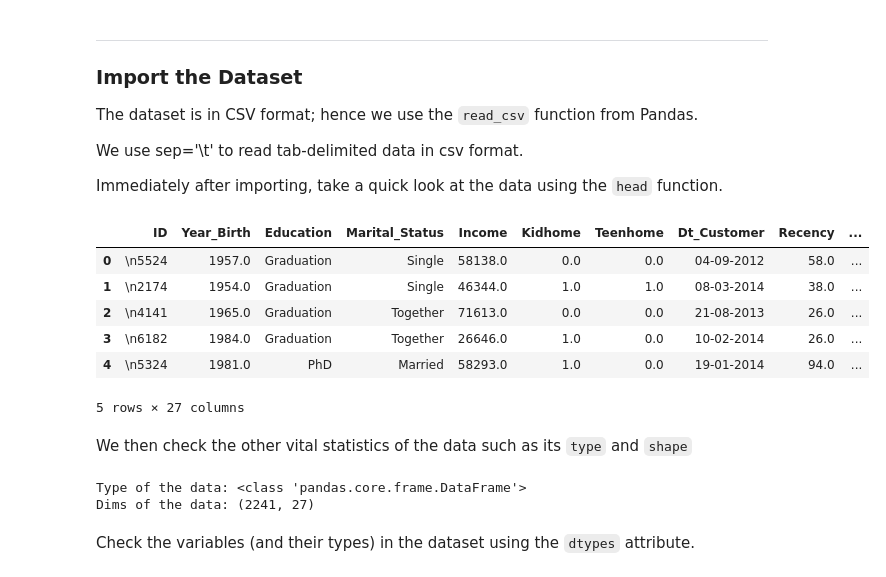
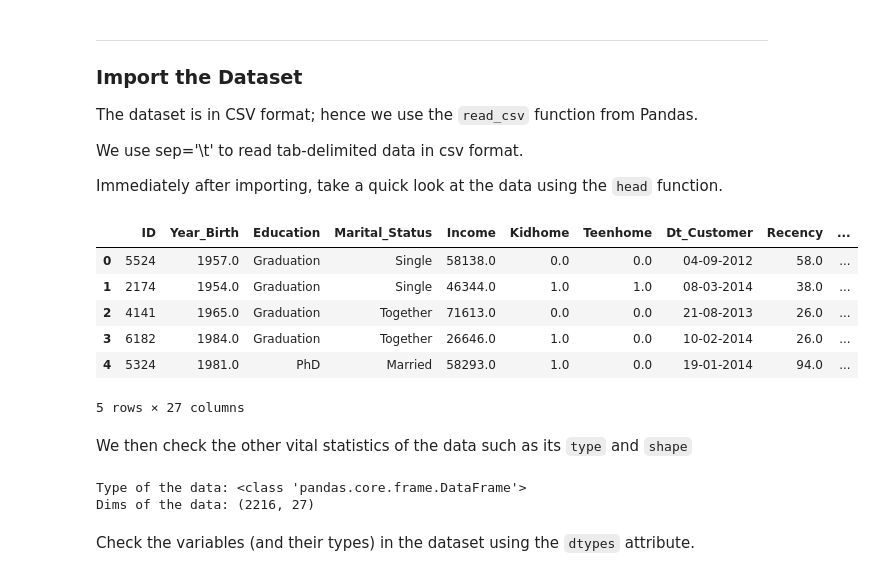
Before and after one commit to nur-hazim/Intro2AI, a Jupyter notebook: Assignment.ipynb, the cells around one changed output. Drawn from its saved outputs; the diff is of its cells as text; code cells hidden in the pictures.

```diff
--- a/Assignment.ipynb
+++ b/Assignment.ipynb
@@ -28,15 +28,17 @@ We use sep='\t' to read tab-delimited data in csv format.
 Immediately after importing, take a quick look at the data using the `head` function.
 # %%
 marketingdata = pd.read_csv('marketing_campaign.csv', sep='\t', lineterminator='\r')
-marketingdata= marketingdata.drop(['Z_CostContact','Z_Revenue'],axis=1) #Removing useless columns
+marketingdata = marketingdata.replace('\n','', regex=True) # Removing all \n after reading from csv
+marketingdata= marketingdata.drop(['Z_CostContact','Z_Revenue'],axis=1) # Removing useless columns
+marketingdata.dropna(inplace = True) # Drop all those rows which  have any 'nan' value in it.
 marketingdata.head()
 # %% [output]
 |  | ID | Year_Birth | Education | Marital_Status | Income | Kidhome | Teenhome | Dt_Customer | Recency | ... |
-| 0 | \n5524 | 1957.0 | Graduation | Single | 58138.0 | 0.0 | 0.0 | 04-09-2012 | 58.0 | ... |
-| 1 | \n2174 | 1954.0 | Graduation | Single | 46344.0 | 1.0 | 1.0 | 08-03-2014 | 38.0 | ... |
-| 2 | \n4141 | 1965.0 | Graduation | Together | 71613.0 | 0.0 | 0.0 | 21-08-2013 | 26.0 | ... |
-| 3 | \n6182 | 1984.0 | Graduation | Together | 26646.0 | 1.0 | 0.0 | 10-02-2014 | 26.0 | ... |
-| 4 | \n5324 | 1981.0 | PhD | Married | 58293.0 | 1.0 | 0.0 | 19-01-2014 | 94.0 | ... |
+| 0 | 5524 | 1957.0 | Graduation | Single | 58138.0 | 0.0 | 0.0 | 04-09-2012 | 58.0 | ... |
+| 1 | 2174 | 1954.0 | Graduation | Single | 46344.0 | 1.0 | 1.0 | 08-03-2014 | 38.0 | ... |
+| 2 | 4141 | 1965.0 | Graduation | Together | 71613.0 | 0.0 | 0.0 | 21-08-2013 | 26.0 | ... |
+| 3 | 6182 | 1984.0 | Graduation | Together | 26646.0 | 1.0 | 0.0 | 10-02-2014 | 26.0 | ... |
+| 4 | 5324 | 1981.0 | PhD | Married | 58293.0 | 1.0 | 0.0 | 19-01-2014 | 94.0 | ... |
 5 rows × 27 columns
 # %% [markdown]
 We then check the other vital statistics of the data such as its `type` and `shape`
@@ -45,7 +47,7 @@ print('Type of the data:', type(marketingdata))
 print('Dims of the data:', marketingdata.shape)
 # %% [output]
 Type of the data: <class 'pandas.core.frame.DataFrame'>
-Dims of the data: (2241, 27)
+Dims of the data: (2216, 27)
 # %% [markdown]
 Check the variables (and their types) in the dataset using the `dtypes` attribute.
 # %%
```
Also changed, not shown: parts of 27 cells of this notebook.
